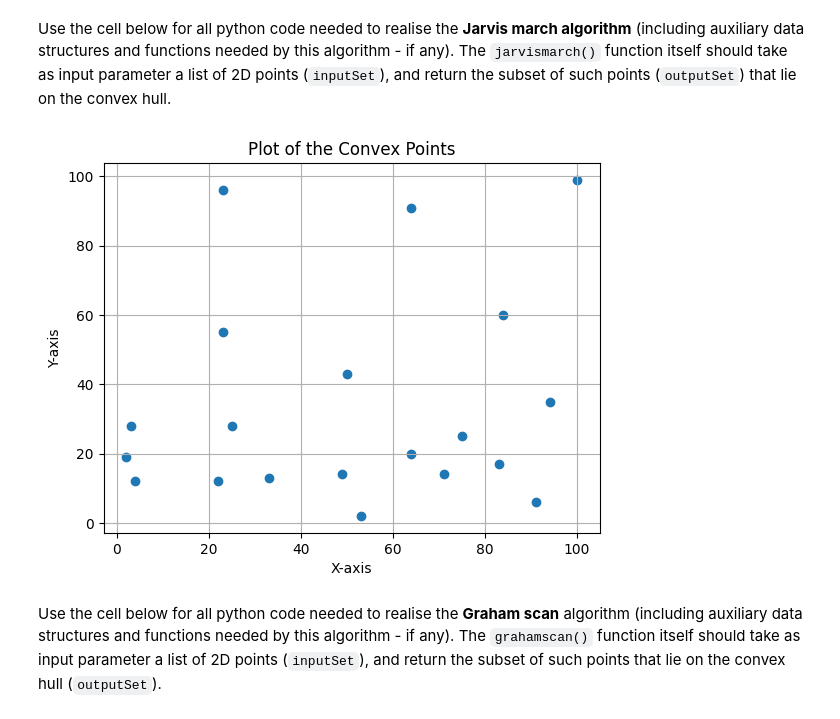
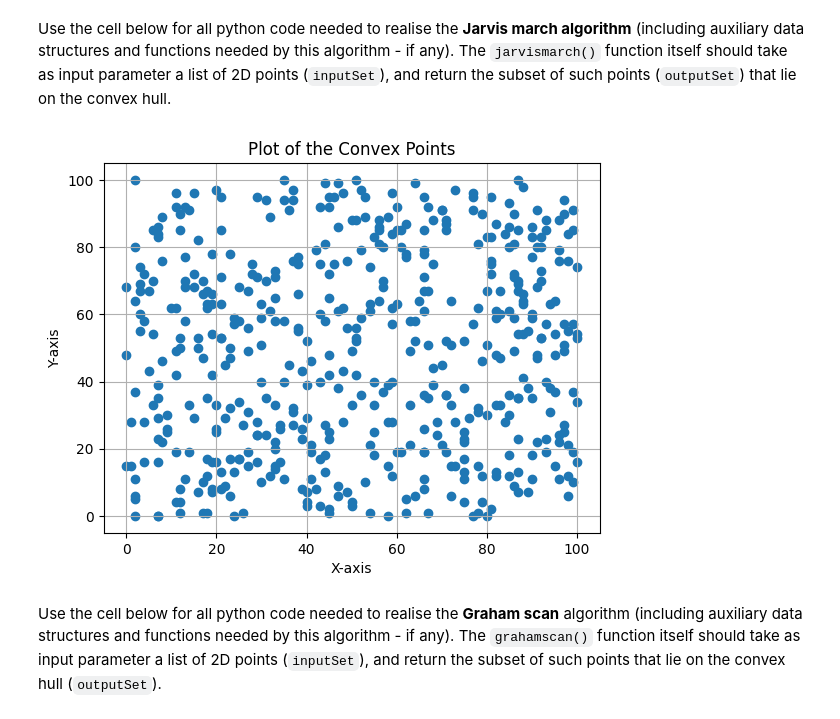
Before and after one commit to Marwan141/COMP0005_Group35, a Jupyter notebook: grp-XXX-0005code.ipynb, the cells around one changed output. Saved outputs shown, nothing was run; the diff lists cells and outputs as text; code cells hidden in the pictures.

```diff
--- a/grp-XXX-0005code.ipynb
+++ b/grp-XXX-0005code.ipynb
@@ -6,22 +6,22 @@ Use the cell below for all python code needed to realise the **Jarvis march algo
 # %%
 import matplotlib.pyplot as plt
 import random
-n = 20 # number of points
+n = 500 # number of points
 inputSet = []
 for i in range (n):
     inputSet.append((random.randint(0,100),random.randint(0,100)))
 
 x = [point[0] for point in inputSet]
 y = [point[1] for point in inputSet]
 
 plt.scatter(x, y, marker='o', linestyle='-')
 plt.xlabel('X-axis')
 plt.ylabel('Y-axis')
 plt.title('Plot of the Convex Points')
 plt.grid(True)
 plt.show()
 # %% [output]
-[figure, old version]
+[figure, new version]
 # %%
 import math
 
```
Also changed, not shown: parts of 1 cell of this notebook.
